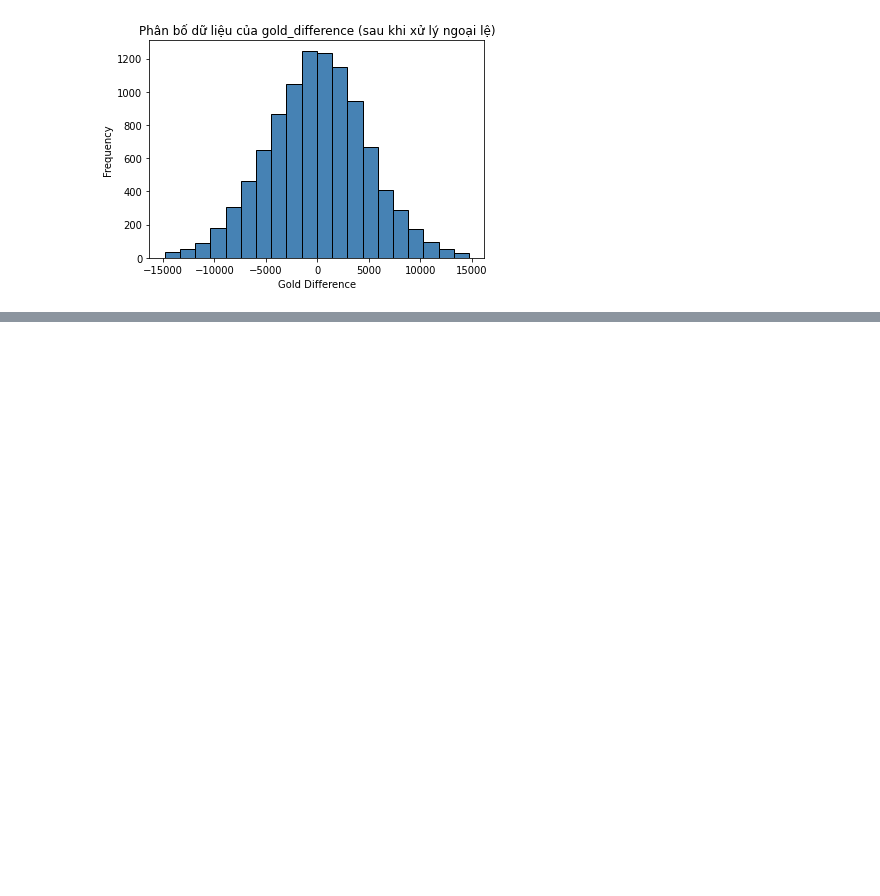
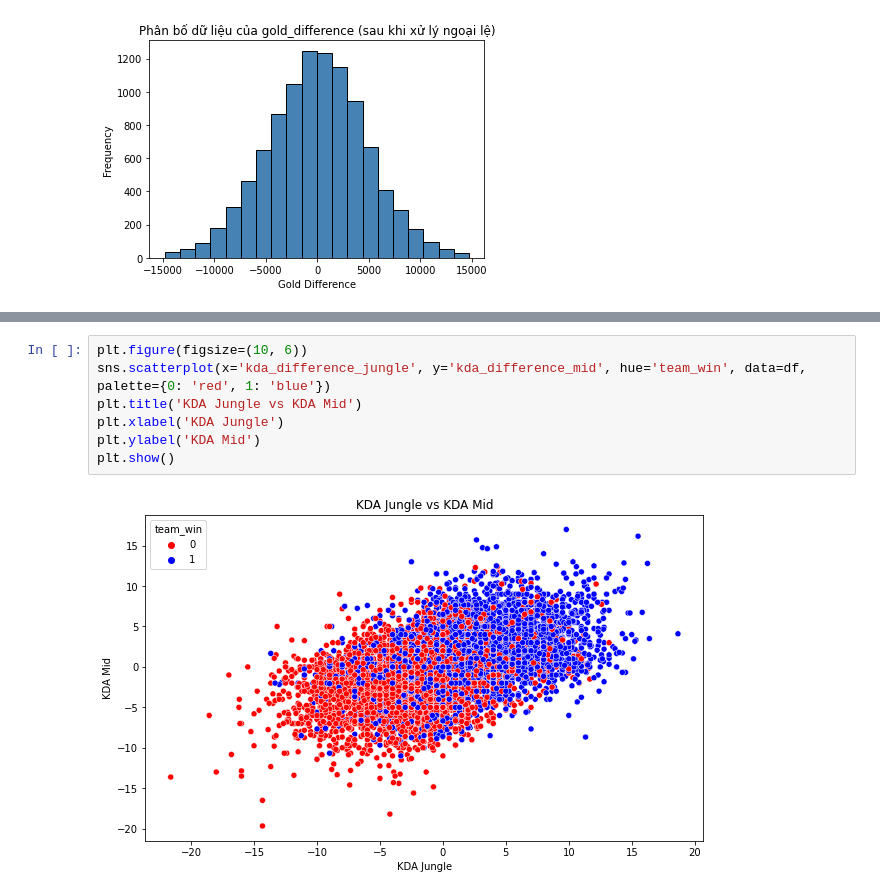
Before and after one commit to trucni2005/LeagueOfLegendsWinRatePredictorAt15, a Jupyter notebook: feature_engineering.ipynb, the cells around one changed output, grey strips where cells are left out. Drawn from its saved outputs; the diff is of its cells as text; blank space fills up the shorter version.

```diff
--- a/feature_engineering.ipynb
+++ b/feature_engineering.ipynb
@@ -231,0 +308,9 @@ plt.show()
+# %%
+plt.figure(figsize=(10, 6))
+sns.scatterplot(x='kda_difference_jungle', y='kda_difference_mid', hue='team_win', data=df, palette={0: 'red', 1: 'blue'})
+plt.title('KDA Jungle vs KDA Mid')
+plt.xlabel('KDA Jungle')
+plt.ylabel('KDA Mid')
+plt.show()
+# %% [output]
+[figure, added]
```
Also changed, not shown: parts of 13 cells of this notebook, 2 other files.
